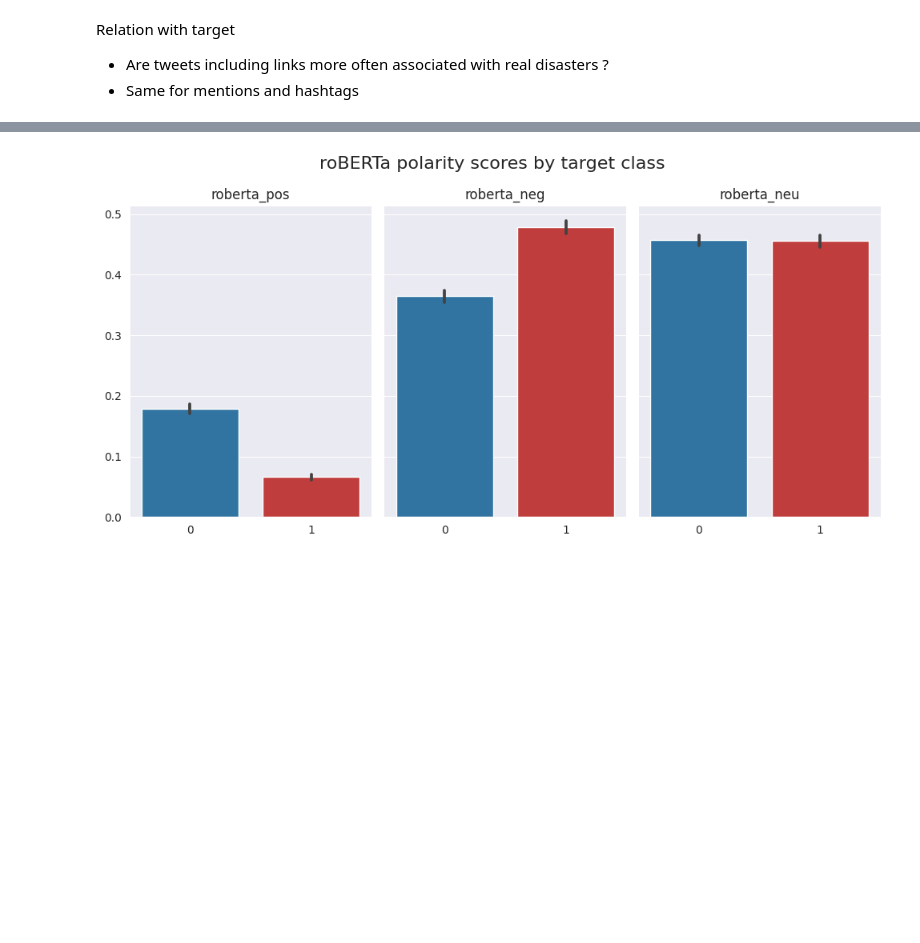
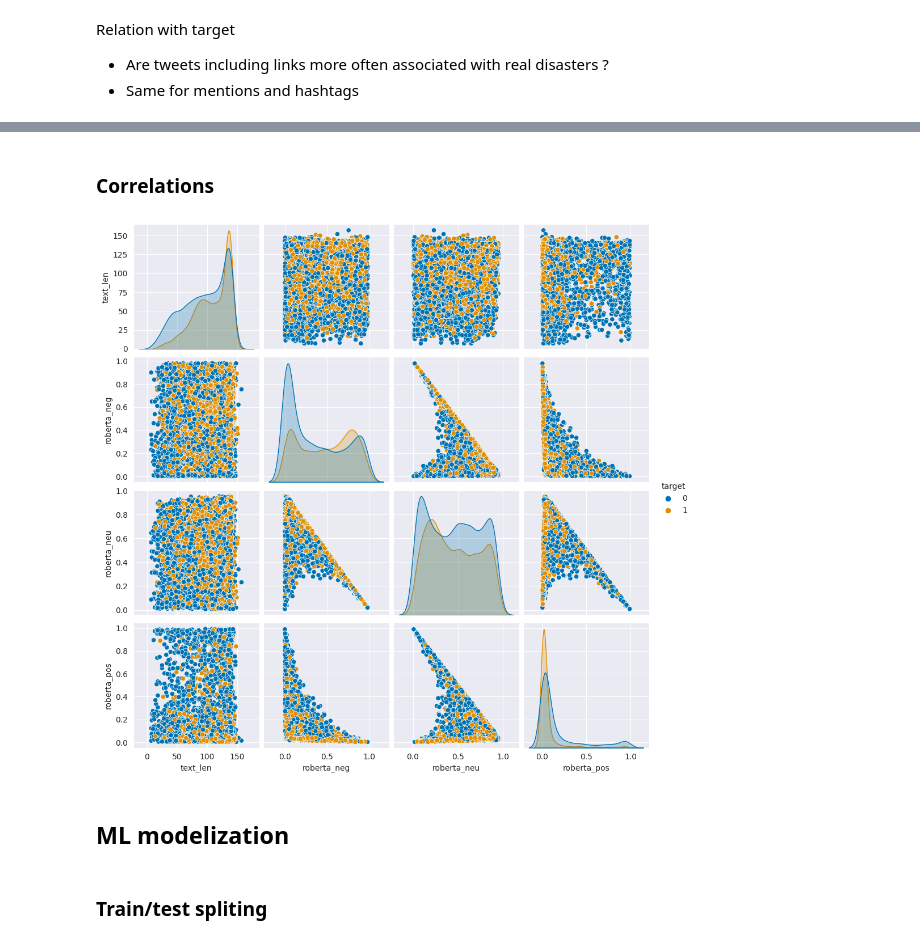
Before and after one commit to NanoClem/nlp-disasters-tweets, a Jupyter notebook: tweets_disasters_EDA.ipynb, the cells around one changed output, grey strips where cells are left out. Drawn from its saved outputs; the diff is of its cells as text; code cells hidden in the pictures; blank space fills up the shorter version.

```diff
--- a/tweets_disasters_EDA.ipynb
+++ b/tweets_disasters_EDA.ipynb
@@ -431,14 +442,9 @@ df_roberta.head()
-# %%
-fig, axs = plt.subplots(1, 3, figsize=(10, 5), sharey=True)
-fig.suptitle("roBERTa polarity scores by target class", fontsize=16)
-
-for i, score in enumerate(["roberta_pos", "roberta_neg", "roberta_neu"]):
-    sns.barplot(df_roberta, x="target", y=score, ax=axs[i], palette=target_colors)
-    axs[i].set_title(score)
-    axs[i].set_xlabel(None)
-    axs[i].set_ylabel(None)
-
-plt.tight_layout()
-plt.show()
-# %% [output]
-[figure, removed]
+# %% [markdown]
+### Correlations
+# %%
+sns.pairplot(df_train.drop("id", axis=1), hue="target")
+plt.show()
+# %% [output]
+[figure, added]
+# %% [markdown]
+## ML modelization
@@ -444,0 +490,2 @@ plt.show()
+# %% [markdown]
+### Train/test spliting
```
Also changed, not shown: parts of 53 cells of this notebook.
